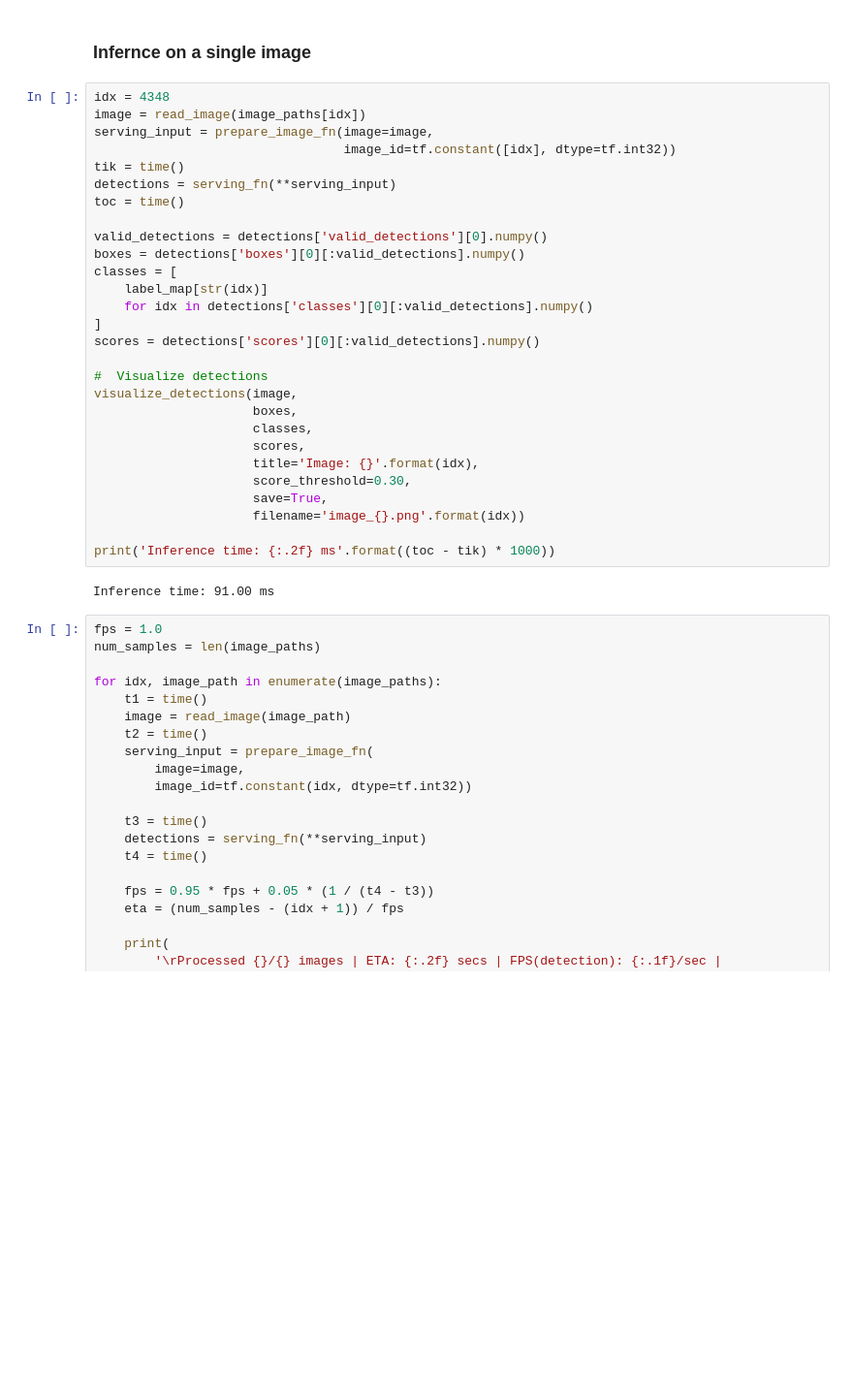
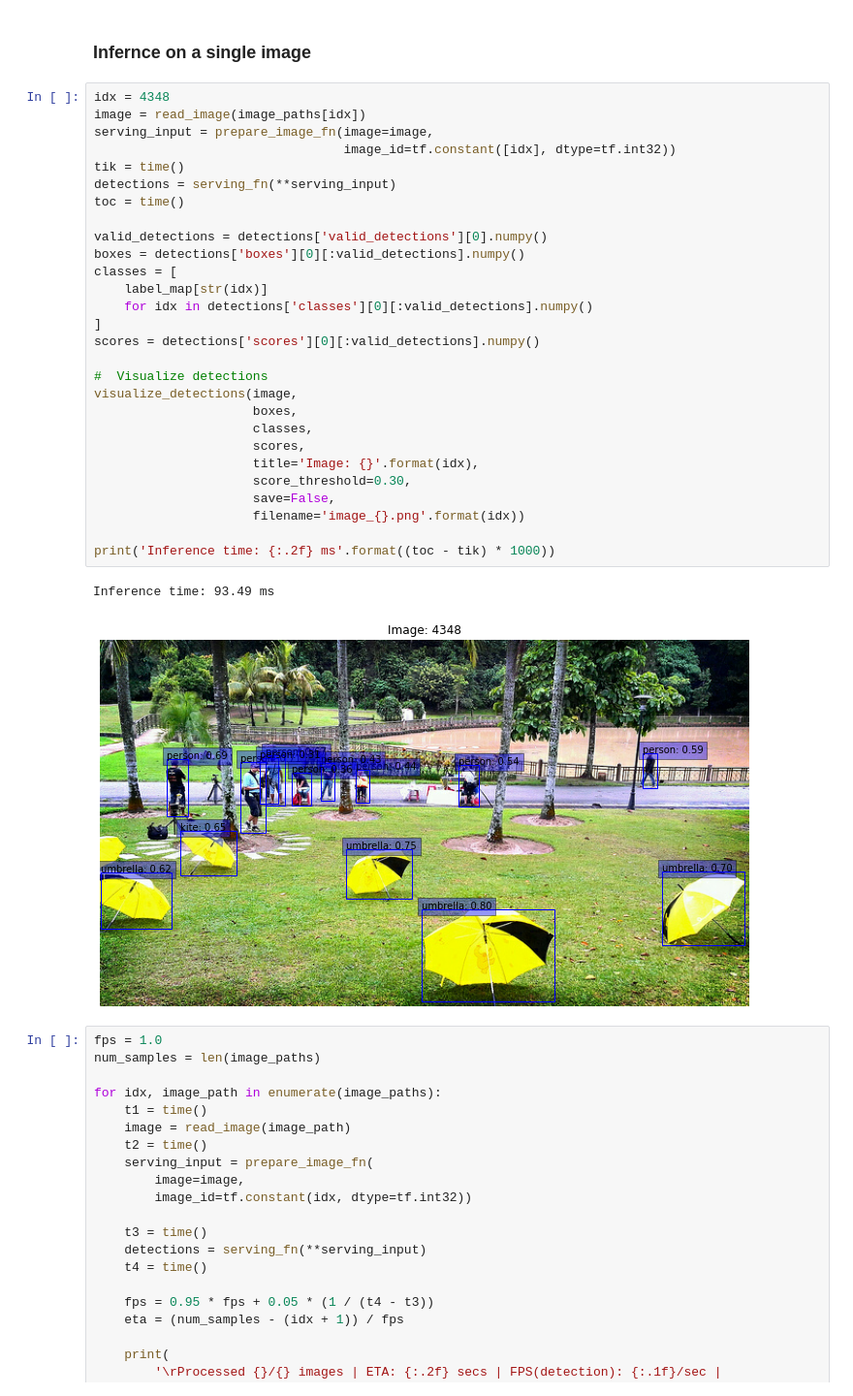
Before and after one commit to srihari-humbarwadi/retinanet-tensorflow2.x, a Jupyter notebook: notebooks/inference_demo.ipynb, the cells around one changed output. Shown: that part at 97% size. Saved outputs shown, nothing was run; the diff lists cells and outputs as text; blank space fills up the shorter version.

Commit message:
added visualization

```diff
--- a/notebooks/inference_demo.ipynb
+++ b/notebooks/inference_demo.ipynb
@@ -62,33 +62,34 @@ Found 5000 images in ../val2017
 # %%
 idx = 4348
 image = read_image(image_paths[idx])
 serving_input = prepare_image_fn(image=image,
                                  image_id=tf.constant([idx], dtype=tf.int32))
 tik = time()
 detections = serving_fn(**serving_input)
 toc = time()
 
 valid_detections = detections['valid_detections'][0].numpy()
 boxes = detections['boxes'][0][:valid_detections].numpy()
 classes = [
     label_map[str(idx)]
     for idx in detections['classes'][0][:valid_detections].numpy()
 ]
 scores = detections['scores'][0][:valid_detections].numpy()
 
 #  Visualize detections
 visualize_detections(image,
                      boxes,
                      classes,
                      scores,
                      title='Image: {}'.format(idx),
                      score_threshold=0.30,
-                     save=True,
+                     save=False,
                      filename='image_{}.png'.format(idx))
 
 print('Inference time: {:.2f} ms'.format((toc - tik) * 1000))
 # %% [output]
-Inference time: 91.00 ms
+Inference time: 93.49 ms
+[figure, added]
 # %%
 fps = 1.0
 num_samples = len(image_paths)
```
Also changed, not shown: parts of 2 cells of this notebook.
